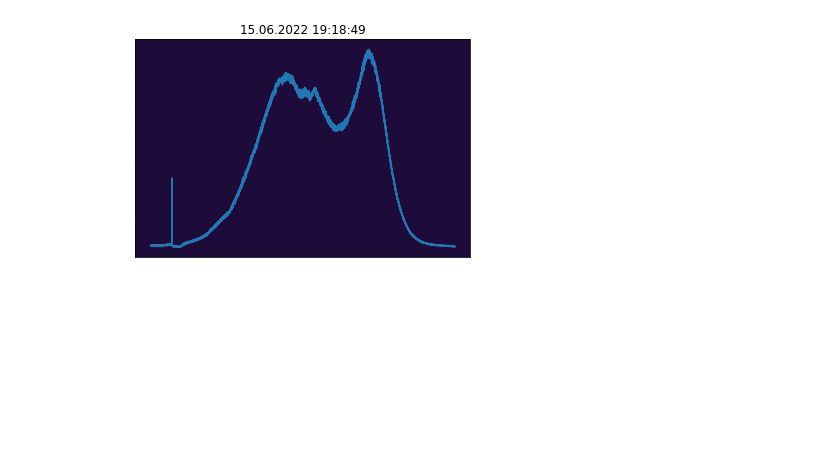
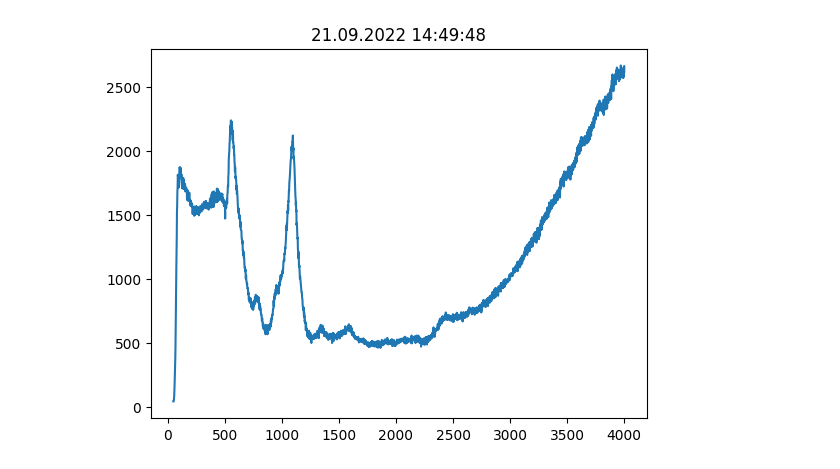
Before and after one commit to oftavira/BitacoraLiteratura, a Jupyter notebook: Ploting/_temp.ipynb, the cells around one changed output. Drawn from its saved outputs; the diff is of its cells as text; code cells hidden in the pictures; blank space fills up the shorter version.

Commit message:
Enhancing plot tools

```diff
--- a/Ploting/_temp.ipynb
+++ b/Ploting/_temp.ipynb
@@ -30,7 +30,9 @@ class RamanSpectra(object):
         # TODO: Raise error when upLevels > treeDepth
         while count  < upLevels:
             initialPath.pop()
+            count +=1
         docLoc = '/'+ '/'.join(initialPath)+pathFile
+
         with open(docLoc, 'r', encoding = 'unicode_escape') as tempfile:
                 self.content = tempfile.read()
                 self.info    = self.content.split('#Acquired')[1].split('\n')[0].replace("=\t",'')
@@ -58,3 +60,27 @@ class RamanSpectra(object):
             fig, ax = plt.subplots()
             ax.plot(self.spx, self.spy)
             ax.set_title(self.info)
+
+    def altPlot(self,xlim=4001,ylim=4001):
+        with plt.rc_context({'xtick.color':'black', 'ytick.color':'black'}):
+            fig, ax = plt.subplots()
+            fig.set_size_inches(16,8)
+            ax.plot(self.spx, self.spy,color = 'red', linewidth = 0.8)
+            plt.fill_between(self.spx,self.spy, color='g', alpha=0.4)
+            plt.ylim([0, ylim])
+            plt.xlim([0, xlim])
+            plt.xlabel('Raman Shift')
+            plt.ylabel(r'$Normal \: Text$', fontsize=20)
+            ax.set_title(self.info)
+
+            major_ticks = np.arange(0, xlim, 500)
+            minor_ticks = np.arange(0, xlim, 100)
+            ax.set_yticks(major_ticks)
+            ax.set_yticks(minor_ticks, minor=True)
+            ax.set_xticks(major_ticks)
+            ax.set_xticks(minor_ticks, minor=True)
+            # Or if you want different settings for the grids:
+            ax.grid(which='minor', alpha=0.4)
+            ax.grid(which='major', alpha=0.8)
+
+            plt.savefig('test.jpeg',dpi=900)
@@ -61,6 +93,6 @@ class RamanSpectra(object):
 # %%
-s = RamanSpectra('/test.txt')
+s = RamanSpectra('/BaseLine/fil.txt',upLevels=1)
 # %%
-s.plot()
+s.plot(darkMode =False)
 # %% [output]
-[figure, old version]
+[figure, new version]
```
Also changed, not shown: parts of 15 cells of this notebook, 2 other files.
